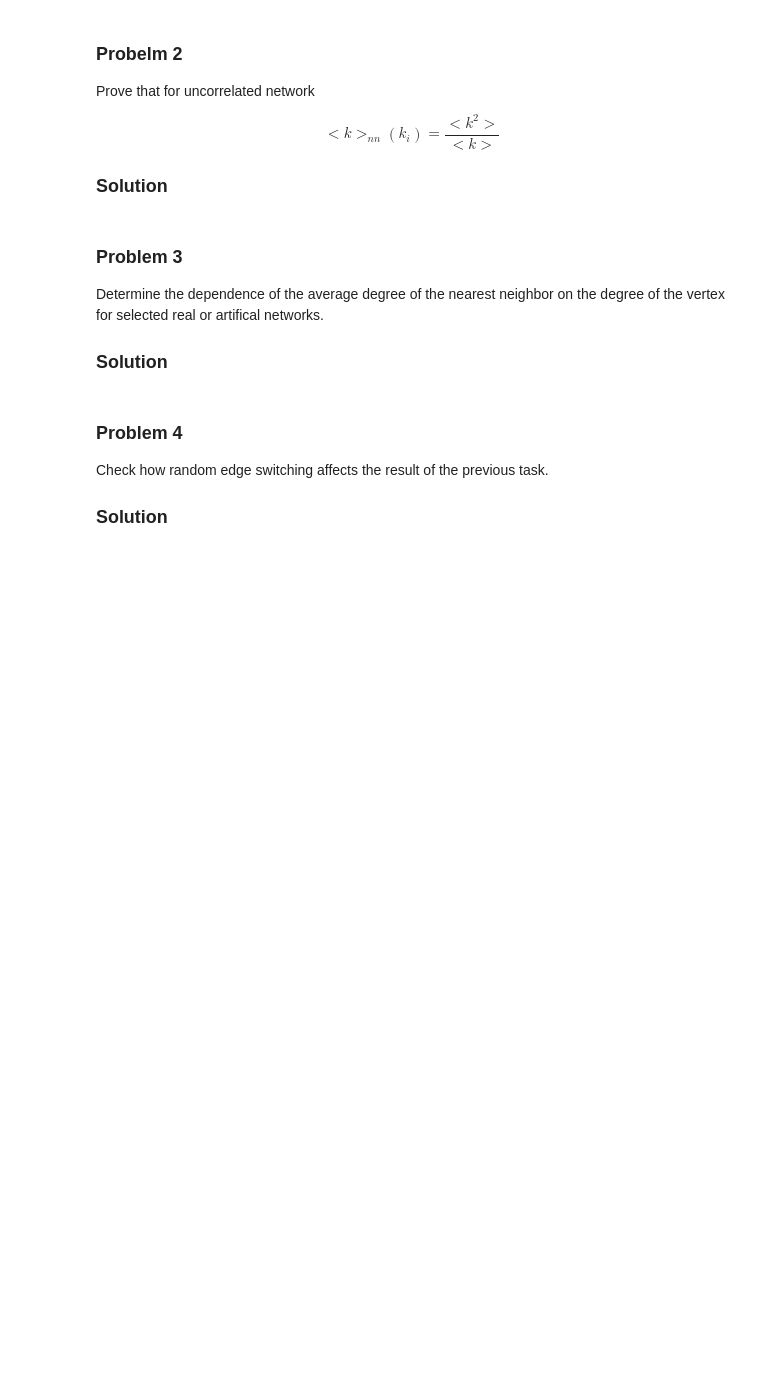
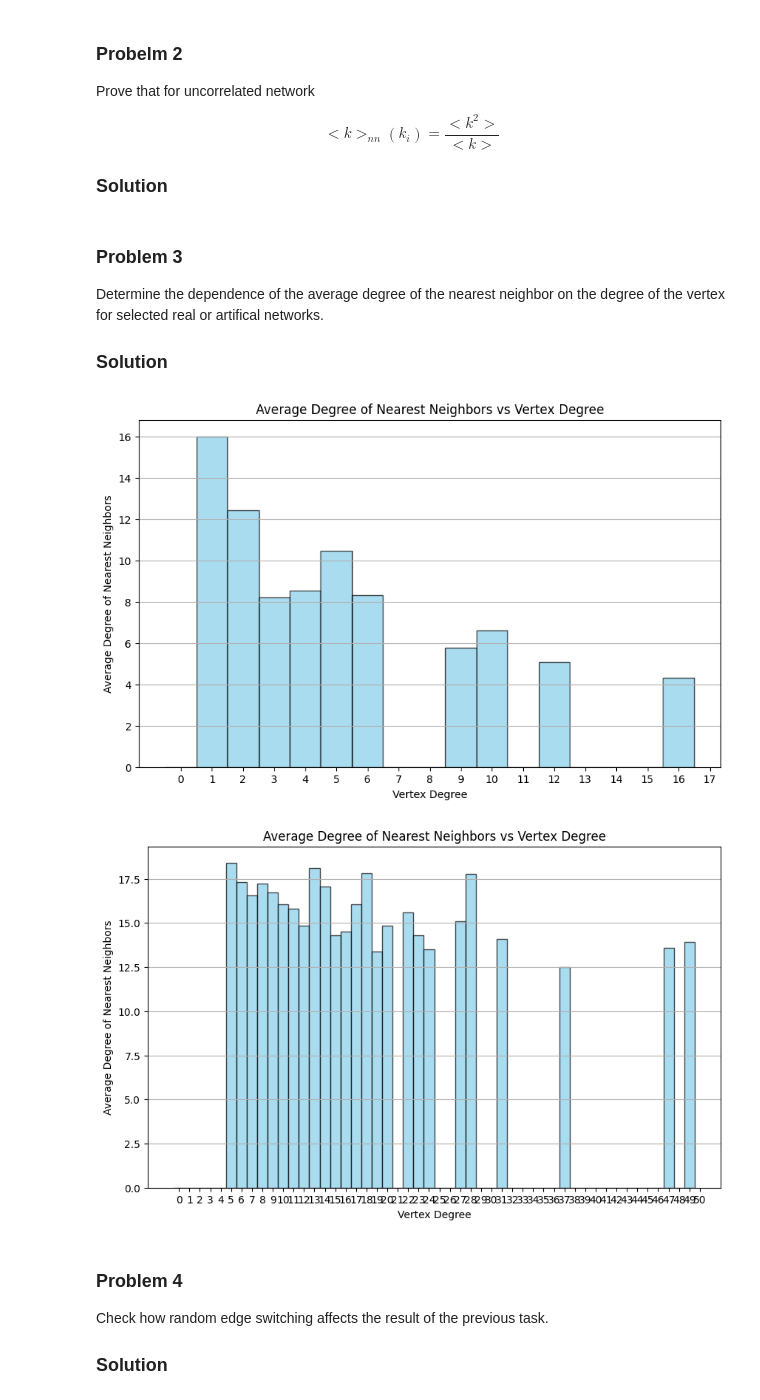
Before and after one commit to alessandrogentili001/Social-Networks-and-Recommendation-Systems, a Jupyter notebook: week_04/lab04.ipynb, the cells around one changed output. Drawn from its saved outputs; the diff is of its cells as text; code cells hidden in the pictures; blank space fills up the shorter version.

```diff
--- a/week_04/lab04.ipynb
+++ b/week_04/lab04.ipynb
@@ -622,6 +622,59 @@ $$
 Determine the dependence of the average degree of the nearest neighbor on the degree of the vertex for selected real or artifical networks.
 
 ### Solution
+# %%
+import numpy as np
+import matplotlib.pyplot as plt
+import networkx as nx
+
+# Function to calculate average degree of nearest neighbors
+def average_nearest_neighbor_degree(G):
+    avg_neighbor_degree = {}
+    for node in G.nodes():
+        neighbors = list(G.neighbors(node))
+        if neighbors:  # If the node has neighbors
+            neighbor_degrees = [G.degree(n) for n in neighbors]
+            avg_neighbor_degree[node] = np.mean(neighbor_degrees)
+        else:
+            avg_neighbor_degree[node] = 0  # If no neighbors, average is 0
+    return avg_neighbor_degree
+
+# Function to plot average nearest neighbor degree vs vertex degree
+def plot_avg_neighbor_degree(G):
+    avg_neighbor_degree = average_nearest_neighbor_degree(G)
+    degrees = [G.degree(node) for node in G.nodes()]
+    avg_neighbors = list(avg_neighbor_degree.values())
+
+    # Group data by degree
+    degree_bins = np.arange(0, max(degrees) + 1, 1)
+    avg_neighbors_binned = []
+    for i in range(len(degree_bins) - 1):
+        bin_mask = (np.array(degrees) >= degree_bins[i]) & (np.array(degrees) < degree_bins[i + 1])
+        if np.any(bin_mask):
+            avg_neighbors_binned.append(np.mean(np.array(avg_neighbors)[bin_mask]))
+        else:
+            avg_neighbors_binned.append(0)
+
+    # Plotting
+    plt.figure(figsize=(10, 6))
+    plt.bar(degree_bins[:-1], avg_neighbors_binned, width=1, alpha=0.7, color='skyblue', edgecolor='black')
+    plt.title("Average Degree of Nearest Neighbors vs Vertex Degree")
+    plt.xlabel("Vertex Degree")
+    plt.ylabel("Average Degree of Nearest Neighbors")
+    plt.xticks(degree_bins)
+    plt.grid(axis='y')
+    plt.show()
+
+# Example: Using a real network (e.g., Zachary's Karate Club)
+G_real = nx.karate_club_graph()  # You can replace this with your chosen real network
+plot_avg_neighbor_degree(G_real)
+
+# Example: Using an artificial network (e.g., Barabasi-Albert model)
+G_artificial = nx.barabasi_albert_graph(200, 5)  # 1000 nodes, 5 edges added for each new node
+plot_avg_neighbor_degree(G_artificial)
+# %% [output]
+[figure, added]
+[figure, added]
 # %% [markdown]
 ### Problem 4
 
```
Also changed, not shown: parts of 2 cells of this notebook.
